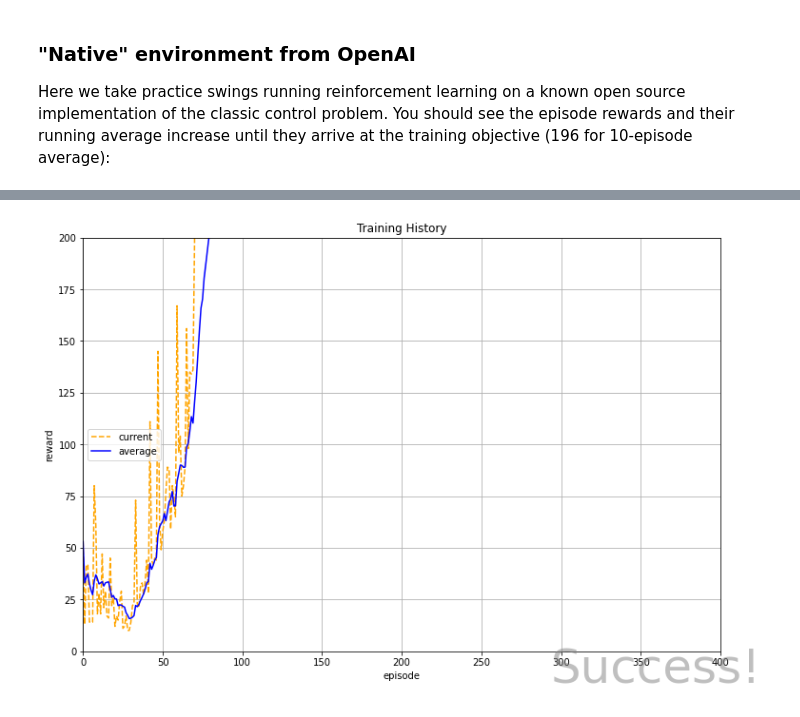
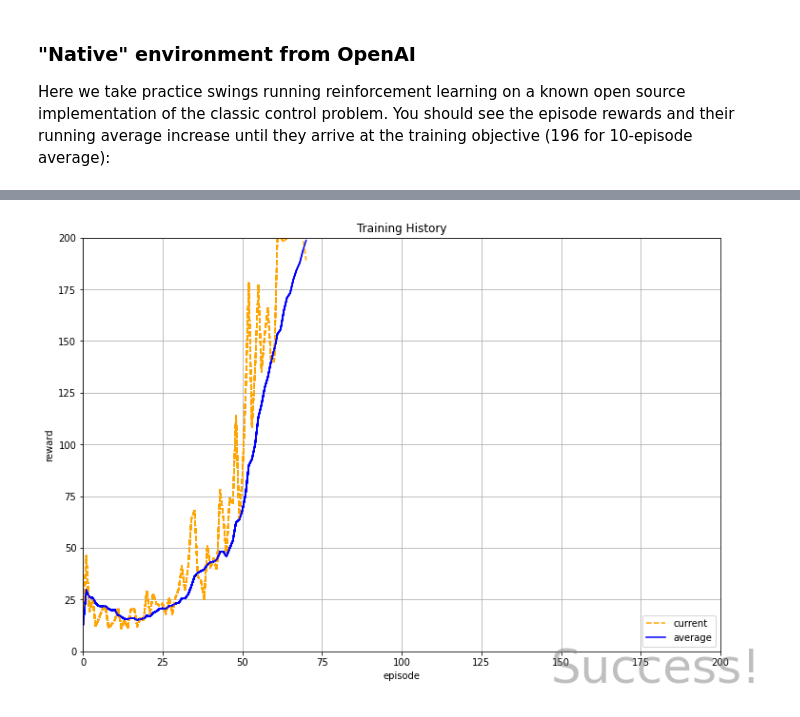
Before and after one commit to ansys/ml-rl-cartpole, a Jupyter notebook: 20 CartPole Reinforcement Learning.ipynb, the cells around one changed output, grey strips where cells are left out. Saved outputs shown, nothing was run; the diff lists cells and outputs as text; code cells hidden in the pictures.

```diff
--- a/20 CartPole Reinforcement Learning.ipynb
+++ b/20 CartPole Reinforcement Learning.ipynb
@@ -58,6 +58,7 @@ Each learner will display a history of performance per episode, encoded as follo
 * nt: total timesteps thus far
 # %%
 from IPython.display import clear_output
+import os
 from matplotlib import pyplot as plt
 import collections
 %matplotlib inline
@@ -67,15 +68,16 @@ class LivePlotter:
         self.data = collections.defaultdict(list)
         self.figsize=(12,8)
         self.title='Training History'
+        self.figure, self.ax = plt.subplots(1, figsize=self.figsize)
 
     def live_plot(self, episode, steps, r_tot, r_max, r_ave, r_ave_max, steps_tot):
         self.data['current'].append(r_tot)
         self.data['average'].append(r_ave)
 
-        plt.figure(figsize=self.figsize)
         clear_output(wait=True)
         plt.plot(self.data['current'], label='current', color='orange', linestyle='dashed')
         plt.plot(self.data['average'], label='average', color='blue', linestyle='-')
+
         if r_ave > 196:
             plt.figure(1).text(0.95, 0.05, 'Success!', fontsize=50, color='gray', ha='right', va='bottom', alpha=0.5)
 
@@ -83,9 +85,10 @@ class LivePlotter:
         plt.grid(True)
         plt.xlabel('episode')
         plt.ylabel('reward')
-        plt.legend(loc='center left') # the plot evolves to the right
+        if len(self.data['current']) == 1:
+            plt.legend(loc='lower right') # the plot evolves to the right
         plt.ylim([0,200])
-        plt.xlim([0,400])
+        plt.xlim([0,200])
         plt.show();
 # %% [markdown]
 ### "Native" environment from OpenAI
@@ -105,24 +108,25 @@ Writing model in: /tmp/gym_cartpole_results\aaff5607-8212-48d9-a5b6-abf9e4b787e1
 # %%
 gym_plotter = LivePlotter()
+
 results = dqn_runner.run(env_name,
                          dqn.ClassicDQNLearner,
                          qn_keras.QNetwork,
                          layers=[64, 64],
-                         n_episodes=2000,
+                         n_episodes=200,
                          epsilon=dqn_runner.basic_epsilon_linear(1, 0.05, 1000),
                          gamma=0.99,
                          n_mini_batch=64,
                          replay_db_warmup=1000,
                          replay_db_capacity=40000,
                          c_cycle=1,
                          polyak_rate=0.99,
                          averaging_window=10,
                          victory_threshold=196,
                          diagnostics_fn=gym_plotter.live_plot,
                          output_path=output_path_gym,
                          output_name=output_name_gym)
 # %% [output]
-[figure, old version]
+[figure, new version]
 # %% [markdown]
 ### pyAnsys environment in OpenAI: MAPDL in the loop
 Now we do reinforcement learning with MAPDL in the loop as an OpenAI Gym package, thanks to the pyansys API:
```
Also changed, not shown: parts of 3 cells of this notebook, 2 other files.
